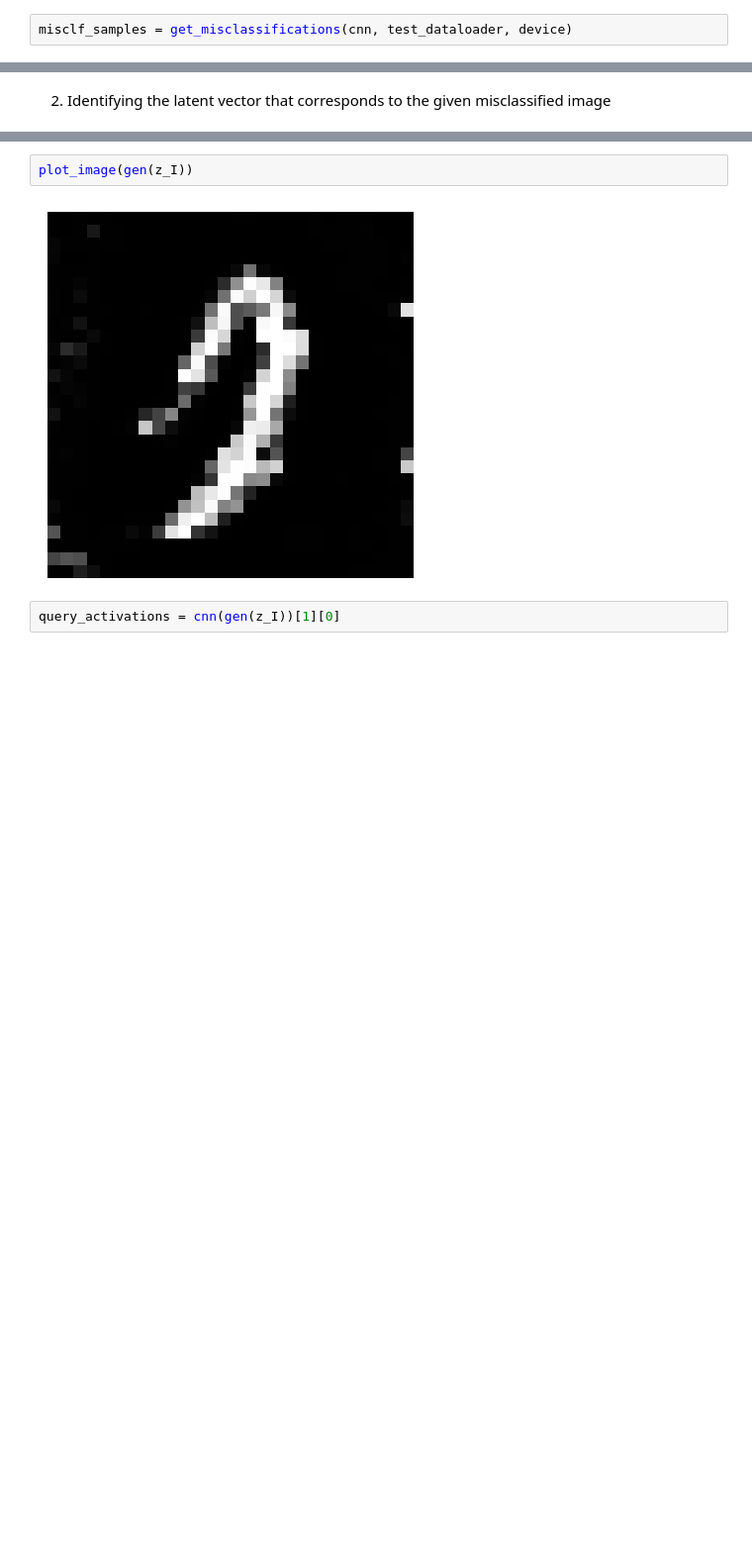
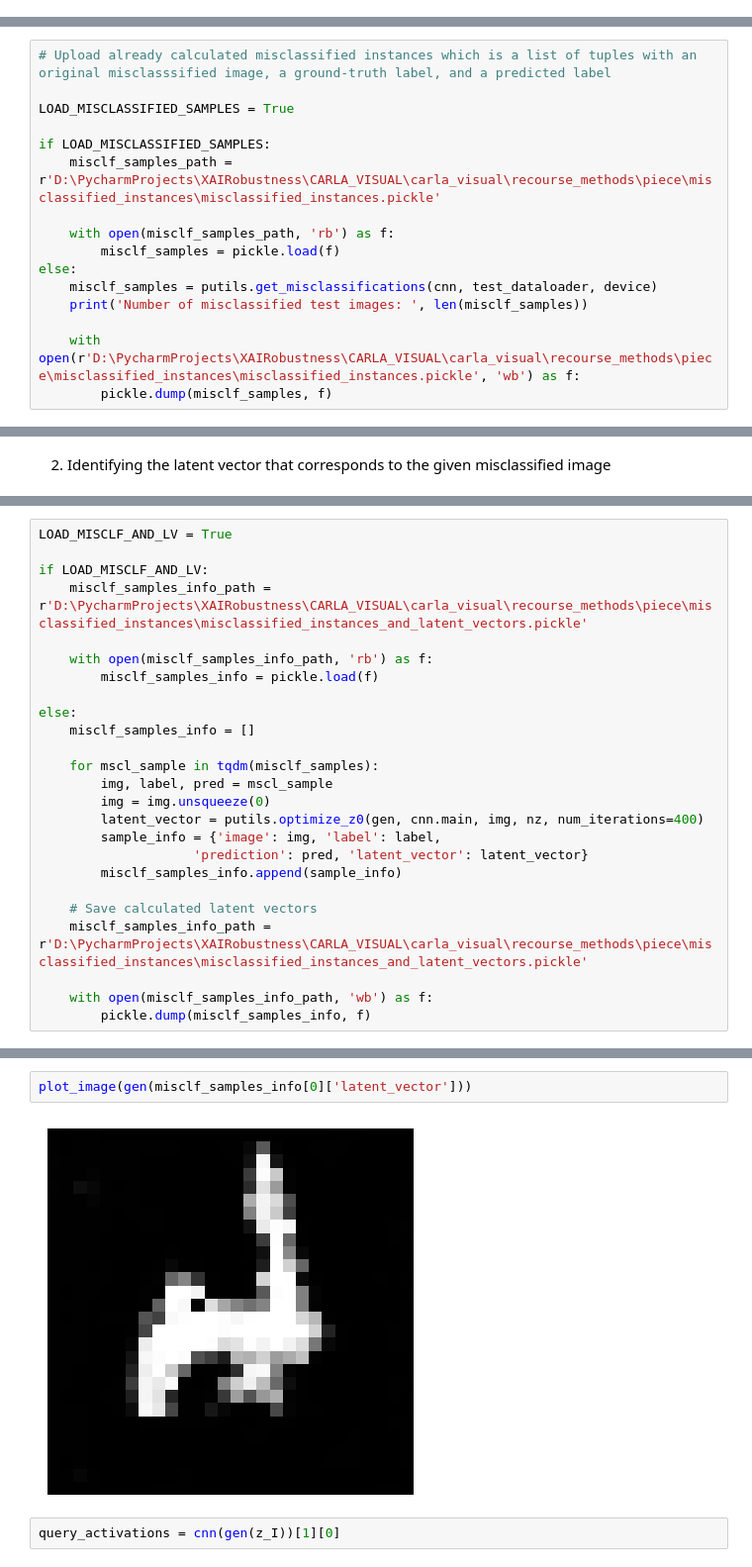
Before and after one commit to kSahatova/Recourse-Benchmark, a Jupyter notebook: experiments/images/run_piece.ipynb, the cells around one changed output, grey strips where cells are left out. Shown at 99% size. Cells and saved outputs as stored; diff of their text form; blank space fills up the shorter version.

```diff
--- a/experiments/images/run_piece.ipynb
+++ b/experiments/images/run_piece.ipynb
@@ -96,2 +119,0 @@ Visualize several missclassifications found in the whole test set
-# %%
-misclf_samples = get_misclassifications(cnn, test_dataloader, device)
@@ -98 +125,17 @@ misclf_samples = get_misclassifications(cnn, test_dataloader, device)
+# %%
+# Upload already calculated misclassified instances which is a list of tuples with an original misclasssified image, a ground-truth label, and a predicted label
+
+LOAD_MISCLASSIFIED_SAMPLES = True
+
+if LOAD_MISCLASSIFIED_SAMPLES:
+    misclf_samples_path = r'D:\PycharmProjects\XAIRobustness\CARLA_VISUAL\carla_visual\recourse_methods\piece\misclassified_instances\misclassified_instances.pickle'
+
+    with open(misclf_samples_path, 'rb') as f:
+        misclf_samples = pickle.load(f)
+else:
+    misclf_samples = putils.get_misclassifications(cnn, test_dataloader, device)
+    print('Number of misclassified test images: ', len(misclf_samples))
+
+    with open(r'D:\PycharmProjects\XAIRobustness\CARLA_VISUAL\carla_visual\recourse_methods\piece\misclassified_instances\misclassified_instances.pickle', 'wb') as f:
+        pickle.dump(misclf_samples, f)
 # %%
@@ -127,0 +147,25 @@ plot_image(original_query_img)
+# %%
+LOAD_MISCLF_AND_LV = True
+
+if LOAD_MISCLF_AND_LV:
+    misclf_samples_info_path = r'D:\PycharmProjects\XAIRobustness\CARLA_VISUAL\carla_visual\recourse_methods\piece\misclassified_instances\misclassified_instances_and_latent_vectors.pickle'
+
+    with open(misclf_samples_info_path, 'rb') as f:
+        misclf_samples_info = pickle.load(f)
+
+else:
+    misclf_samples_info = []
+
+    for mscl_sample in tqdm(misclf_samples):
+        img, label, pred = mscl_sample
+        img = img.unsqueeze(0)
+        latent_vector = putils.optimize_z0(gen, cnn.main, img, nz, num_iterations=400)
+        sample_info = {'image': img, 'label': label,
+                    'prediction': pred, 'latent_vector': latent_vector}
+        misclf_samples_info.append(sample_info)
+
+    # Save calculated latent vectors
+    misclf_samples_info_path = r'D:\PycharmProjects\XAIRobustness\CARLA_VISUAL\carla_visual\recourse_methods\piece\misclassified_instances\misclassified_instances_and_latent_vectors.pickle'
+
+    with open(misclf_samples_info_path, 'wb') as f:
+        pickle.dump(misclf_samples_info, f)
@@ -128,7 +177,7 @@ plot_image(original_query_img)
 # %%
-plot_image(gen(z_I))
+plot_image(gen(misclf_samples_info[0]['latent_vector']))
 # %% [output]
-[figure, old version]
+[figure, new version]
 # %%
 query_activations = cnn(gen(z_I))[1][0]
 # %% [markdown]
```
Also changed, not shown: parts of 37 cells of this notebook, 25 other files.
